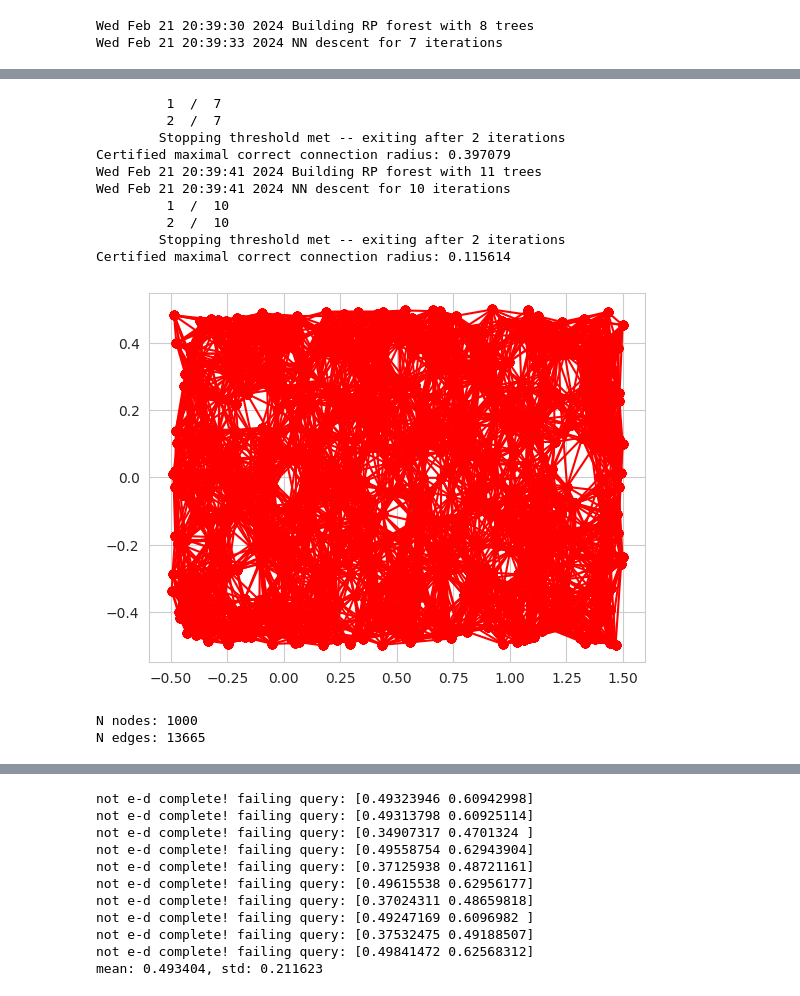
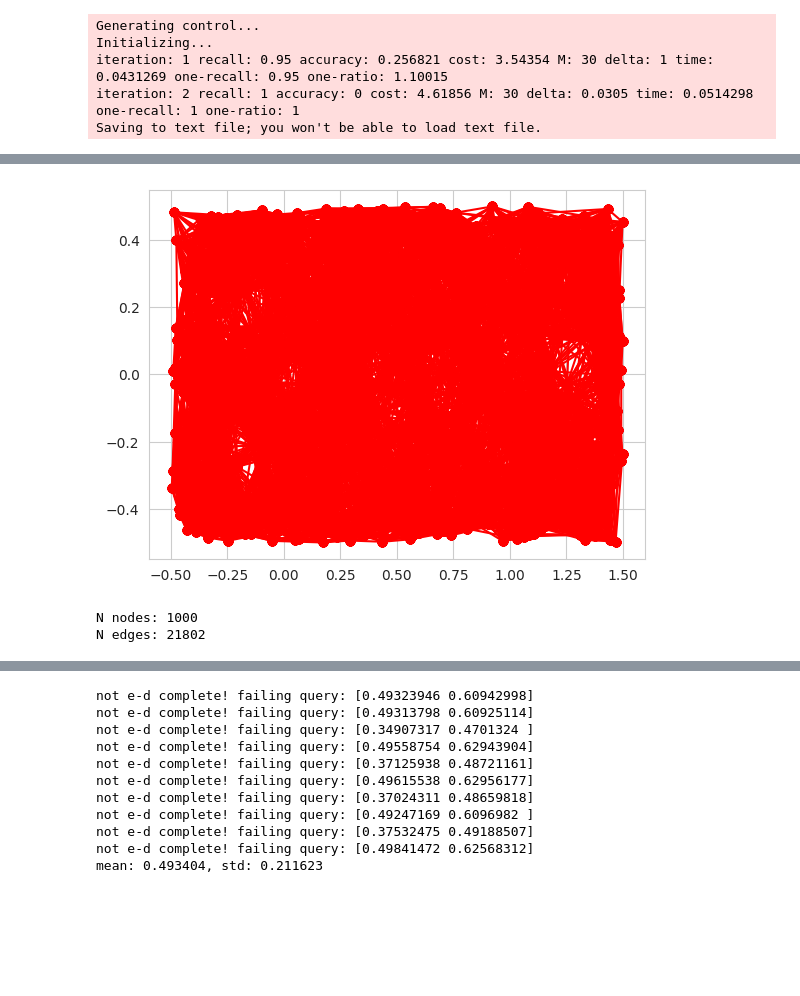
Before and after one commit to robustrobotics/nonasymptotic-mp, a Jupyter notebook: notebooks/vis_straight_line_env.ipynb, the cells around one changed output, grey strips where cells are left out. Saved outputs shown, nothing was run; the diff lists cells and outputs as text; code cells hidden in the pictures; blank space fills up the shorter version.

```diff
--- a/notebooks/vis_straight_line_env.ipynb
+++ b/notebooks/vis_straight_line_env.ipynb
@@ -9,11 +9,10 @@ seed = 1
 prm_env_2d = StraightLine(dim=2, delta_clearance=0.5, seed=seed)
 # prm = SimpleRadiusPRM(0.1, prm_env_2d.is_motion_valid, prm_env_2d.sample_from_env, prm_env_2d.distance_to_path, seed=seed,
 #                 verbose=True)
-prm = SimpleNearestNeighborRadiusPRM(32,
+prm = SimpleNearestNeighborRadiusPRM(2,
                                      prm_env_2d.is_motion_valid,
                                      prm_env_2d.sample_from_env,
                                      prm_env_2d.distance_to_path, seed=seed, verbose=True)
-prm.grow_to_n_samples(100)
 prm.grow_to_n_samples(1000)
 
 plt.figure()
@@ -29,5 +28,8 @@ plt.show()
 print('N nodes: %i' % prm.num_vertices())
 print('N edges: %i' % prm.num_edges())
 # %% [output]
-Wed Feb 21 20:39:30 2024 Building RP forest with 8 trees
-Wed Feb 21 20:39:33 2024 NN descent for 7 iterations
+Generating control...
+Initializing...
+iteration: 1 recall: 0.95 accuracy: 0.256821 cost: 3.54354 M: 30 delta: 1 time: 0.0431269 one-recall: 0.95 one-ratio: 1.10015
+iteration: 2 recall: 1 accuracy: 0 cost: 4.61856 M: 30 delta: 0.0305 time: 0.0514298 one-recall: 1 one-ratio: 1
+Saving to text file; you won't be able to load text file.
@@ -35,16 +37,6 @@ WARNING:root:overriding given file
+[figure, new version]
-         1  /  7
-         2  /  7
-        Stopping threshold met -- exiting after 2 iterations
-Certified maximal correct connection radius: 0.397079
-Wed Feb 21 20:39:41 2024 Building RP forest with 11 trees
-Wed Feb 21 20:39:41 2024 NN descent for 10 iterations
-         1  /  10
-         2  /  10
-        Stopping threshold met -- exiting after 2 iterations
-Certified maximal correct connection radius: 0.115614
+N nodes: 1000
+N edges: 21802
-[figure, old version]
-N nodes: 1000
-N edges: 13665
 # %%
 start = np.array([0.2, 0.00])
 goal = np.array([0.5, 0.0])
```
Also changed, not shown: parts of 3 cells of this notebook, 2 other files.
